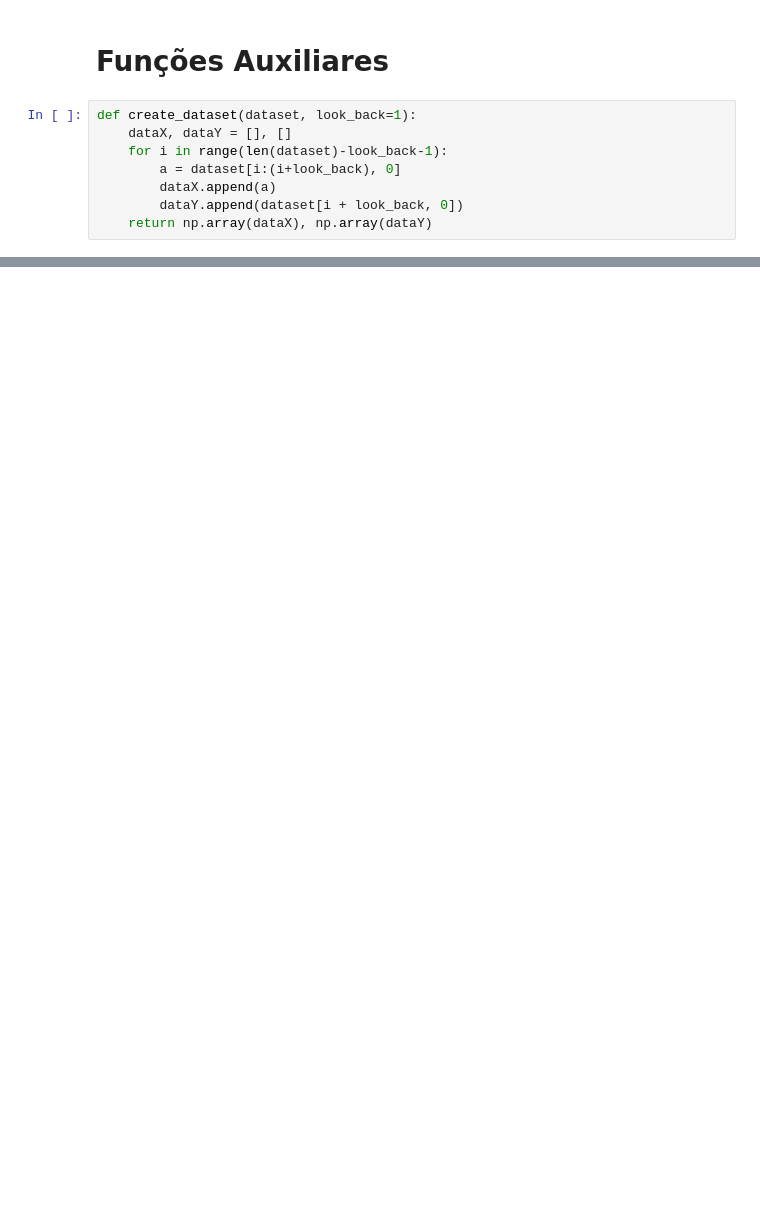
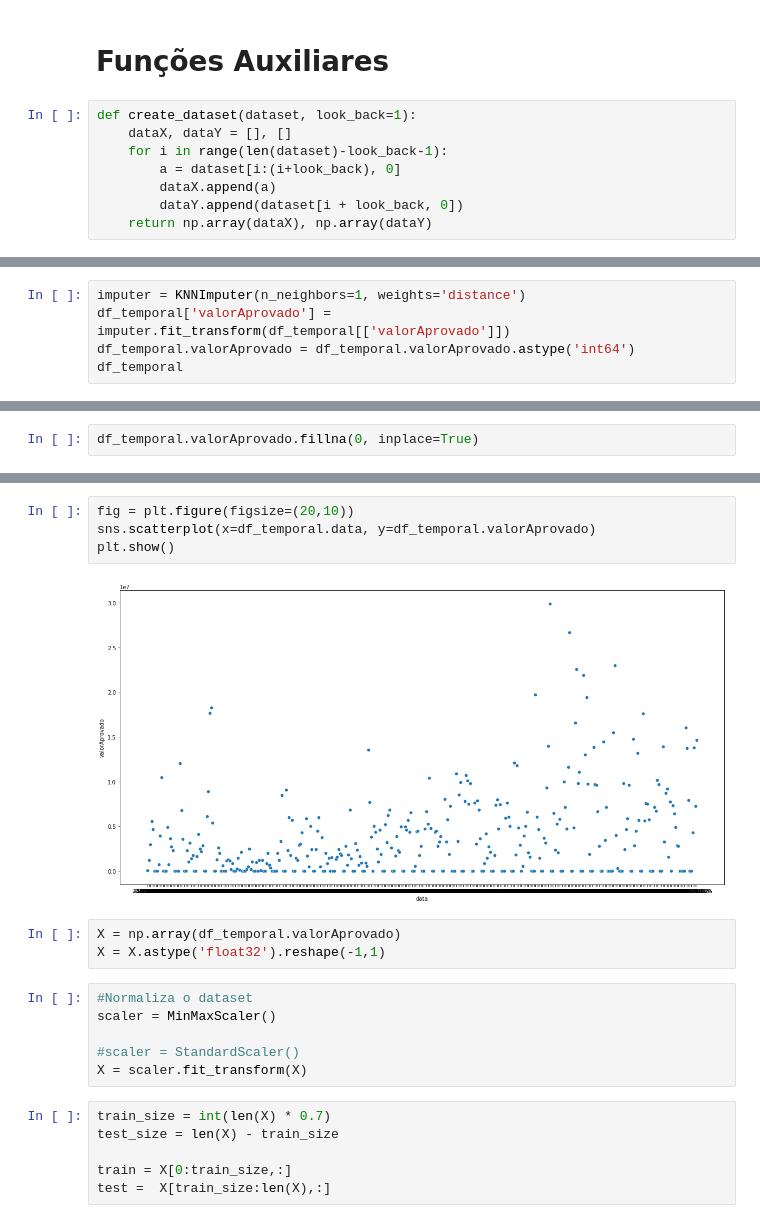
Before and after one commit to hgf777-br/trabalho-final-bootcamp, a Jupyter notebook: Ex4-hgf.ipynb, the cells around one changed output, grey strips where cells are left out. Drawn from its saved outputs; the diff is of its cells as text; blank space fills up the shorter version.

```diff
--- a/Ex4-hgf.ipynb
+++ b/Ex4-hgf.ipynb
@@ -31,0 +152,5 @@ def create_dataset(dataset, look_back=1):
+# %%
+imputer = KNNImputer(n_neighbors=1, weights='distance')
+df_temporal['valorAprovado'] = imputer.fit_transform(df_temporal[['valorAprovado']])
+df_temporal.valorAprovado = df_temporal.valorAprovado.astype('int64')
+df_temporal
@@ -31,0 +171,2 @@ def create_dataset(dataset, look_back=1):
+# %%
+df_temporal.valorAprovado.fillna(0, inplace=True)
@@ -31,0 +185,21 @@ def create_dataset(dataset, look_back=1):
+# %%
+fig = plt.figure(figsize=(20,10))
+sns.scatterplot(x=df_temporal.data, y=df_temporal.valorAprovado)
+plt.show()
+# %% [output]
+[figure, added]
+# %%
+X = np.array(df_temporal.valorAprovado)
+X = X.astype('float32').reshape(-1,1)
+# %%
+#Normaliza o dataset
+scaler = MinMaxScaler()
+
+#scaler = StandardScaler()
+X = scaler.fit_transform(X)
+# %%
+train_size = int(len(X) * 0.7)
+test_size = len(X) - train_size
+
+train = X[0:train_size,:]
+test =  X[train_size:len(X),:]
```
Also changed, not shown: parts of 26 cells of this notebook, 3 other files.
